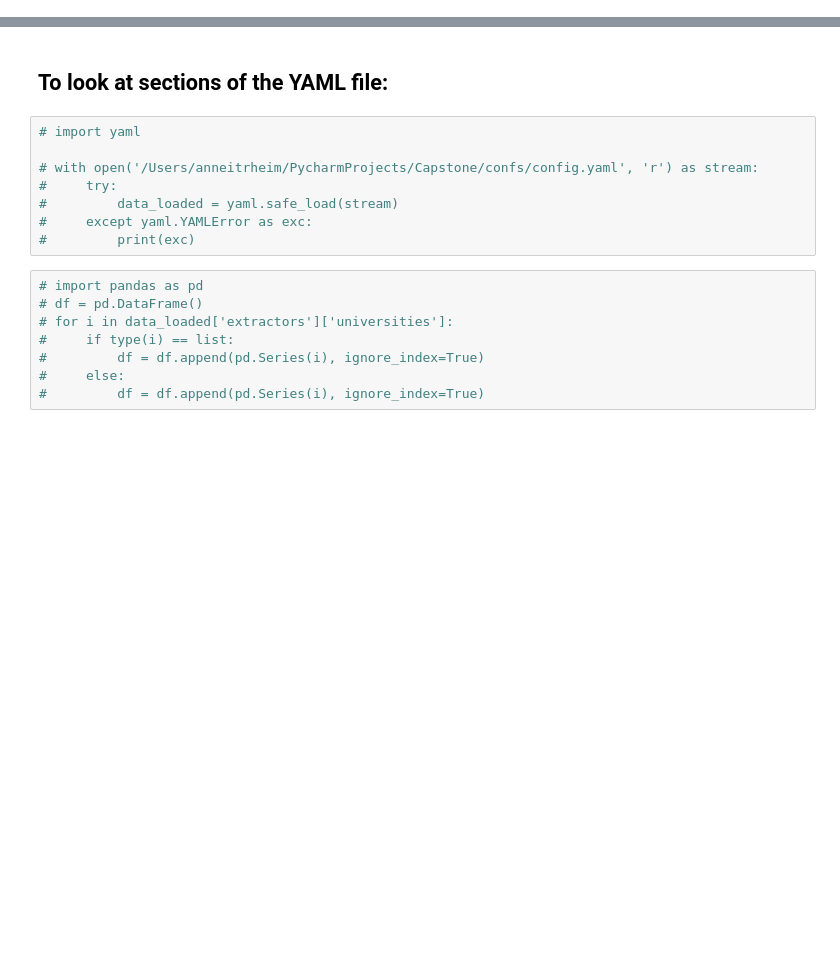
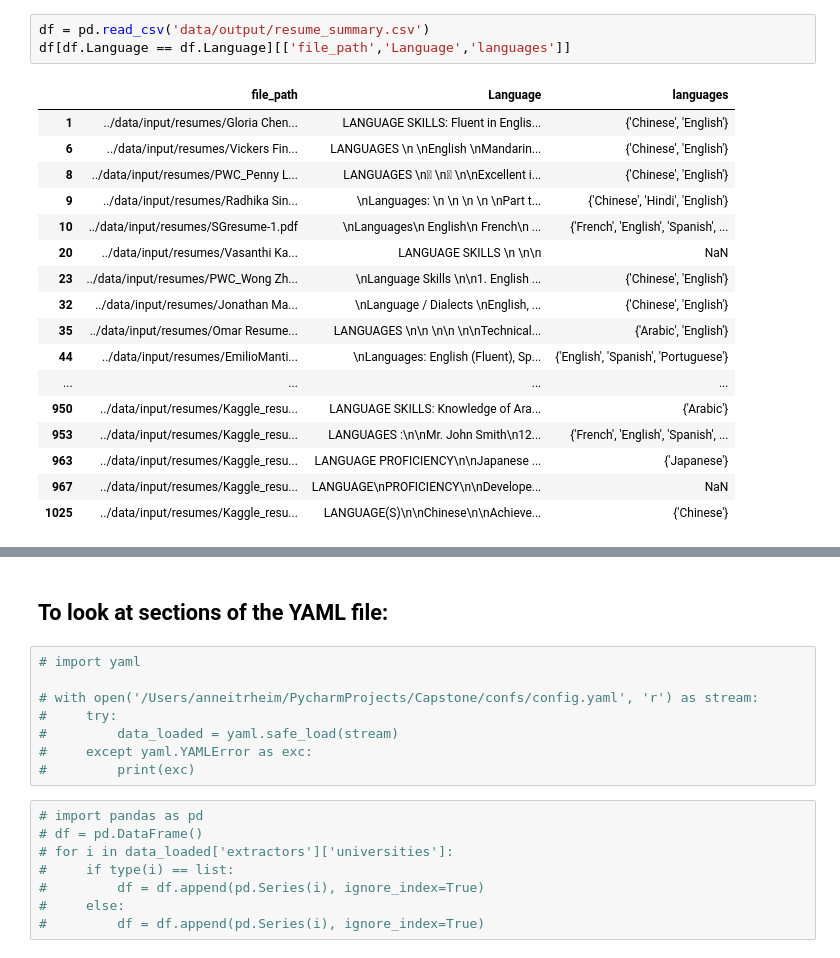
Before and after one commit to eitrheim/Resume-Parser, a Jupyter notebook: TrynaUnderstandDaCode.ipynb, the cells around one changed output, grey strips where cells are left out. Saved outputs shown, nothing was run; the diff lists cells and outputs as text; blank space fills up the shorter version.

```diff
--- a/TrynaUnderstandDaCode.ipynb
+++ b/TrynaUnderstandDaCode.ipynb
@@ -0,0 +1,21 @@
+# %%
+df = pd.read_csv('data/output/resume_summary.csv')
+df[df.Language == df.Language][['file_path','Language','languages']]
+# %% [output]
+|  | file_path | Language | languages |
+| 1 | ../data/input/resumes/Gloria Chen... | LANGUAGE SKILLS: Fluent in Englis... | {'Chinese', 'English'} |
+| 6 | ../data/input/resumes/Vickers Fin... | LANGUAGES \n \nEnglish \nMandarin... | {'Chinese', 'English'} |
+| 8 | ../data/input/resumes/PWC_Penny L... | LANGUAGES \n \n \n\nExcellent i... | {'Chinese', 'English'} |
+| 9 | ../data/input/resumes/Radhika Sin... | \nLanguages: \n \n \n \n \nPart t... | {'Chinese', 'Hindi', 'English'} |
+| 10 | ../data/input/resumes/SGresume-1.pdf | \nLanguages\n English\n French\n ... | {'French', 'English', 'Spanish', ... |
+| 20 | ../data/input/resumes/Vasanthi Ka... | LANGUAGE SKILLS \n \n\n | NaN |
+| 23 | ../data/input/resumes/PWC_Wong Zh... | \nLanguage Skills \n\n1. English ... | {'Chinese', 'English'} |
+| 32 | ../data/input/resumes/Jonathan Ma... | \nLanguage / Dialects \nEnglish, ... | {'Chinese', 'English'} |
+| 35 | ../data/input/resumes/Omar Resume... | LANGUAGES \n\n \n\n \n\nTechnical... | {'Arabic', 'English'} |
+| 44 | ../data/input/resumes/EmilioManti... | \nLanguages: English (Fluent), Sp... | {'English', 'Spanish', 'Portuguese'} |
+| ... | ... | ... | ... |
+| 950 | ../data/input/resumes/Kaggle_resu... | LANGUAGE SKILLS: Knowledge of Ara... | {'Arabic'} |
+| 953 | ../data/input/resumes/Kaggle_resu... | LANGUAGES :\n\nMr. John Smith\n12... | {'French', 'English', 'Spanish', ... |
+| 963 | ../data/input/resumes/Kaggle_resu... | LANGUAGE PROFICIENCY\n\nJapanese ... | {'Japanese'} |
+| 967 | ../data/input/resumes/Kaggle_resu... | LANGUAGE\nPROFICIENCY\n\nDevelope... | NaN |
+| 1025 | ../data/input/resumes/Kaggle_resu... | LANGUAGE(S)\n\nChinese\n\nAchieve... | {'Chinese'} |
```
Also changed, not shown: parts of 7 cells of this notebook, 8 other files.
